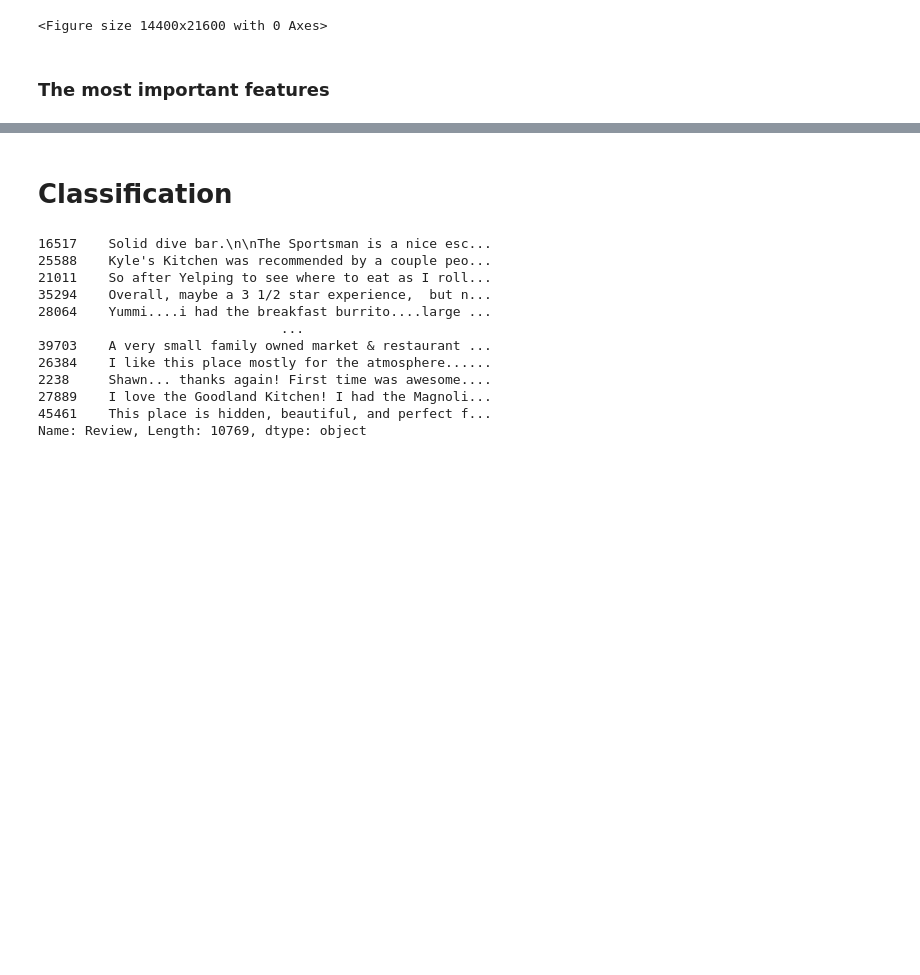
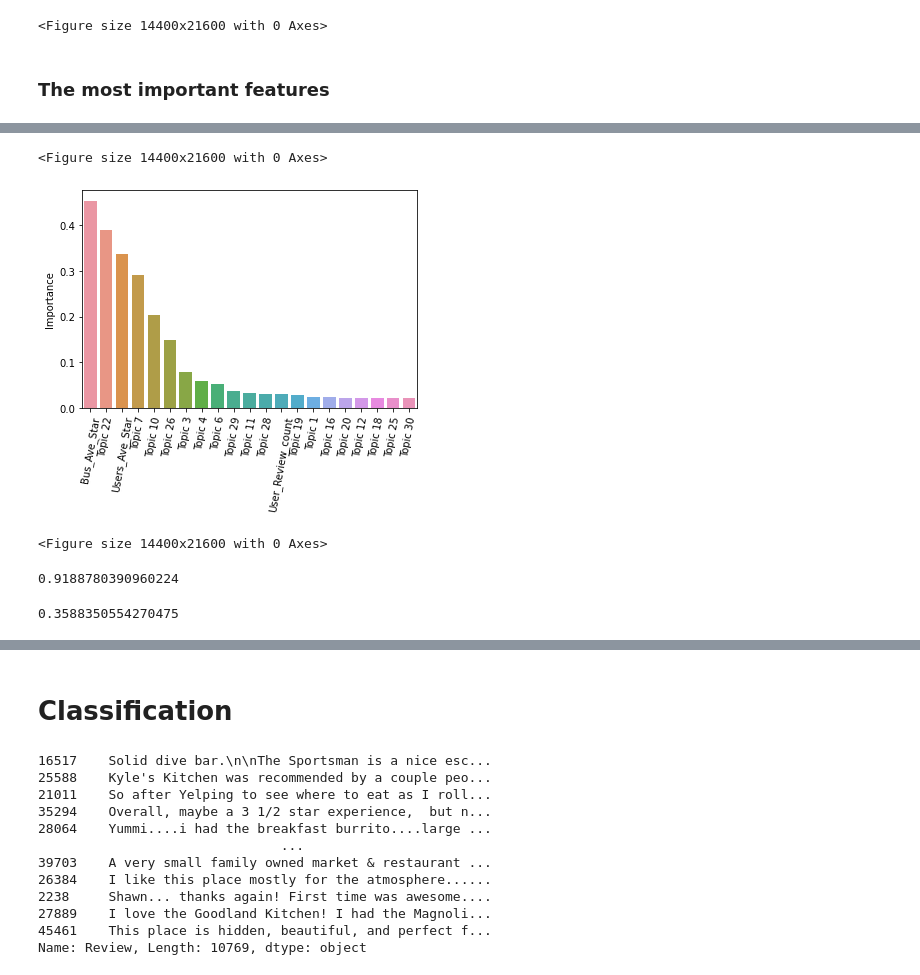
Before and after one commit to jding62/Yelp-Challenge-Project, a Jupyter notebook: 101C Project_v1.ipynb, the cells around one changed output, grey strips where cells are left out. Drawn from its saved outputs; the diff is of its cells as text; code cells hidden in the pictures; blank space fills up the shorter version.

```diff
--- a/101C Project_v1.ipynb
+++ b/101C Project_v1.ipynb
@@ -648,0 +750,18 @@ plt.figure(figsize = (200,300))
+# %%
+sns.barplot(x = perm_importance[perm_importance['Importance'] >= 0.02].index ,y=perm_importance[perm_importance['Importance'] >= 0.02].Importance)
+plt.xticks(rotation = 80)
+plt.figure(figsize = (200,300))
+# %% [output]
+<Figure size 14400x21600 with 0 Axes>
+[figure, added]
+<Figure size 14400x21600 with 0 Axes>
+# %%
+rf.score(X_train_clean,Y_train)
+# %% [output]
+0.9188780390960224
+# %%
+#救命....
+#速速tune一些parameter...
+rf.score(X_test_clean,Y_test)
+# %% [output]
+0.3588350554270475
```
Also changed, not shown: parts of 41 cells of this notebook.
